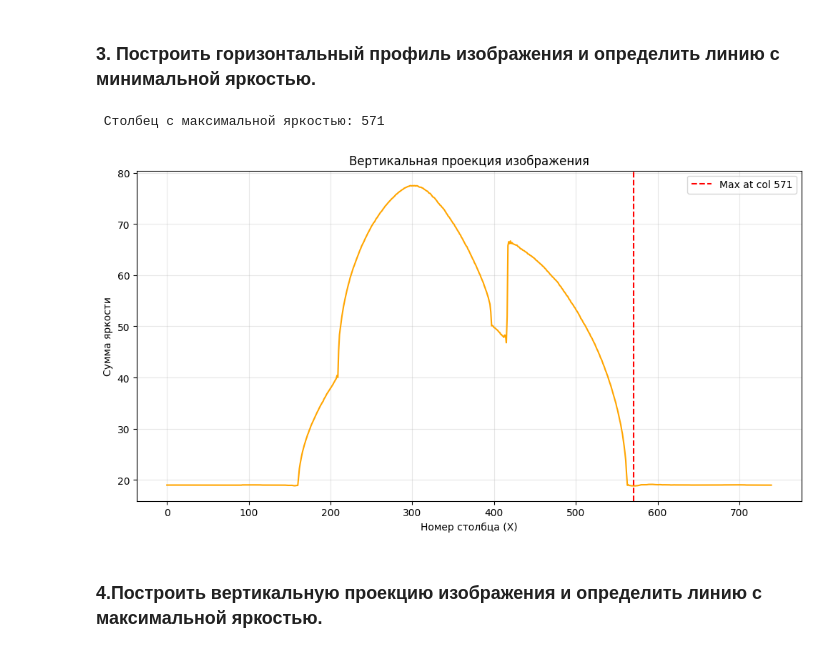
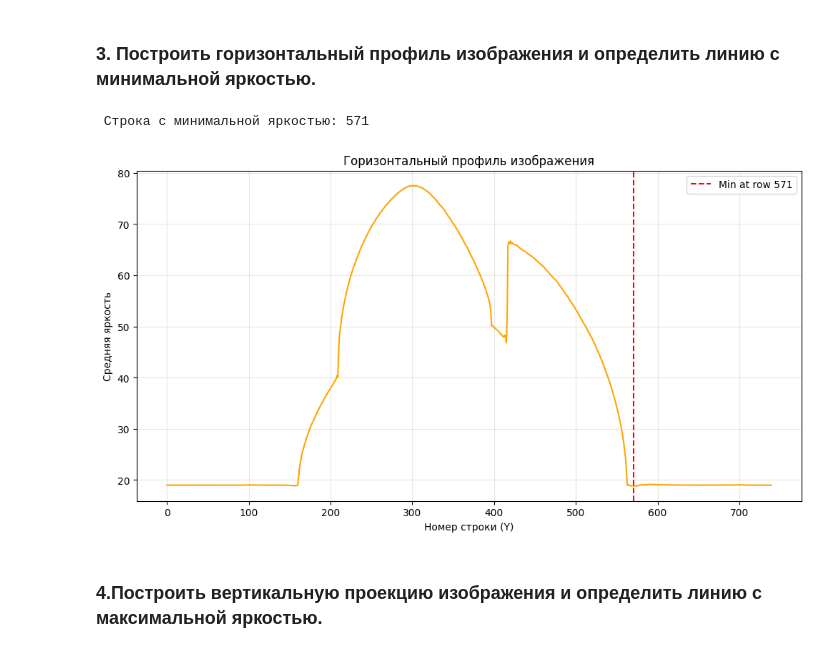
Before and after one commit to Travkova/CV_labs, a Jupyter notebook: Гистограмма, профили и проекции/lab2.ipynb, the cells around one changed output. Drawn from its saved outputs; the diff is of its cells as text; code cells hidden in the pictures.

```diff
--- a/Гистограмма, профили и проекции/lab2.ipynb
+++ b/Гистограмма, профили и проекции/lab2.ipynb
@@ -75,22 +75,22 @@ blue  =  57.616018991964935
 # %%
 height, width = gray_image.shape
 
 horizontal_profile = np.mean(gray_image,axis=1)
 
-print(f' Столбец с максимальной яркостью: {np.argmin(horizontal_profile)} ')
+print(f' Строка с минимальной яркостью: {np.argmin(horizontal_profile)} ')
 
 plt.figure(figsize=(12, 6))
 plt.plot(horizontal_profile, color='orange')
-plt.axvline(x=np.argmin(horizontal_profile), color='red', linestyle='--', label=f'Max at col {np.argmin(horizontal_profile)}')
-plt.title('Вертикальная проекция изображения')
-plt.xlabel('Номер столбца (X)')
-plt.ylabel('Сумма яркости')
+plt.axvline(x=np.argmin(horizontal_profile), color='red', linestyle='--', label=f'Min at row {np.argmin(horizontal_profile)}')
+plt.title('Горизонтальный профиль изображения')
+plt.xlabel('Номер строки (Y)')
+plt.ylabel('Средняя яркость')
 plt.legend()
 plt.grid(True, alpha=0.3)
 plt.show()
 # %% [output]
- Столбец с максимальной яркостью: 571
+ Строка с минимальной яркостью: 571
-[figure, old version]
+[figure, new version]
 # %% [markdown]
 ### 4.Построить вертикальную проекцию изображения и определить линию с максимальной яркостью.
 # %% [markdown]
```
Also changed, not shown: parts of 1 cell of this notebook, 1 other file.
